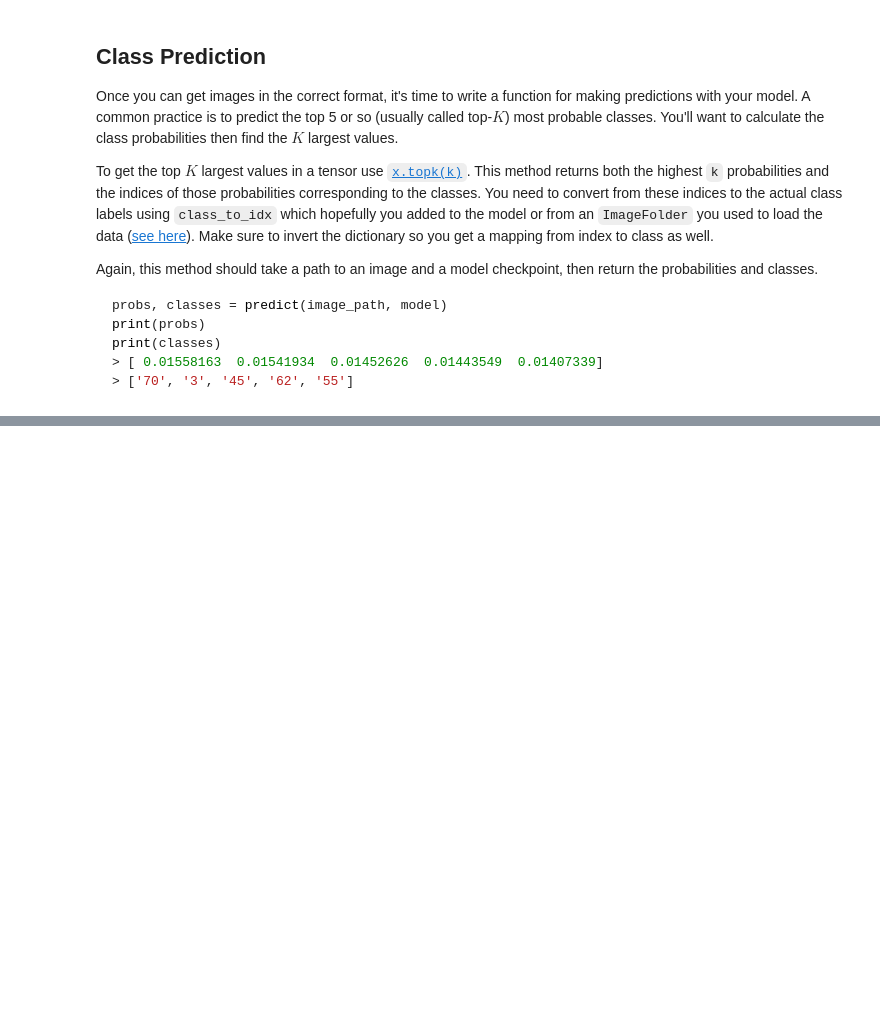
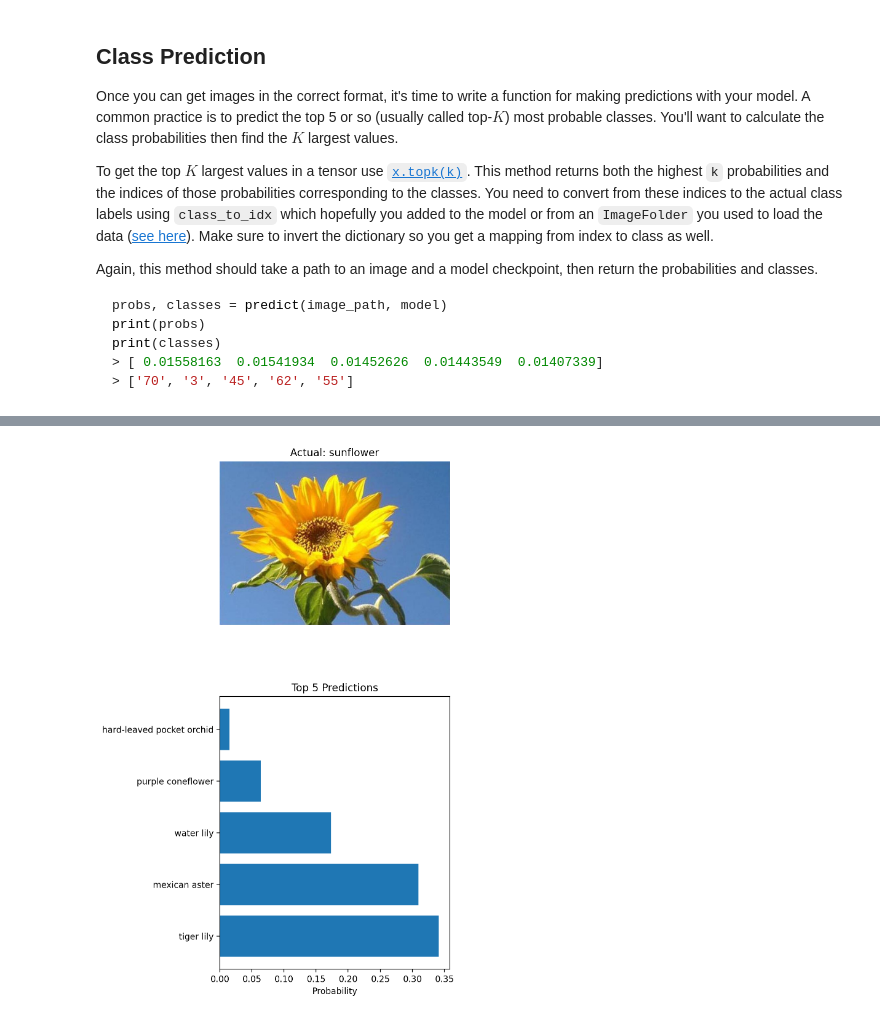
Before and after one commit to MarinaMatore/ImageClassifier, a Jupyter notebook: Image Classifier Project.ipynb, the cells around one changed output, grey strips where cells are left out. Cells and saved outputs as stored; diff of their text form; code cells hidden in the pictures; blank space fills up the shorter version.

```diff
--- a/Image Classifier Project.ipynb
+++ b/Image Classifier Project.ipynb
@@ -394,0 +467,17 @@ def predict(image_path, model, topk=5):
+# %%
+# Test the function
+img_path = 'flowers/valid/54/image_05451.jpg'
+
+probs, indices = predict(img_path, saved_model)
+
+print("Probabilities:", probs)
+print("Indices:", indices)
+
+top_classes = [cat_to_name[str(i)] for i in indices]
+#print("Top classes:", top_classes)
+# Print results
+for prob, flower in zip(probs, top_classes):
+    print(f"{flower}: {prob*100:.2f}%")
+
+#image_to_predict = process_image(img_path)
+#imshow(image_to_predict)
@@ -404,0 +500,20 @@ You can convert from the class integer encoding to actual flower names with the
+# %%
+# TODO: Display an image along with the top 5 classes
+import matplotlib.pyplot as plt
+
+
+plt.figure(figsize=(6,10))
+plt.subplot(2,1,1)
+image = Image.open(img_path)
+plt.imshow(image)
+plt.title(f'Actual: {cat_to_name[img_path.split("/")[-2]]}')
+plt.axis('off')
+
+plt.subplot(2,1,2)
+plt.barh(top_classes, probs)
+plt.xlabel('Probability')
+plt.title('Top 5 Predictions')
+plt.tight_layout()
+plt.show()
+# %% [output]
+[figure, added]
```
Also changed, not shown: parts of 16 cells of this notebook.
